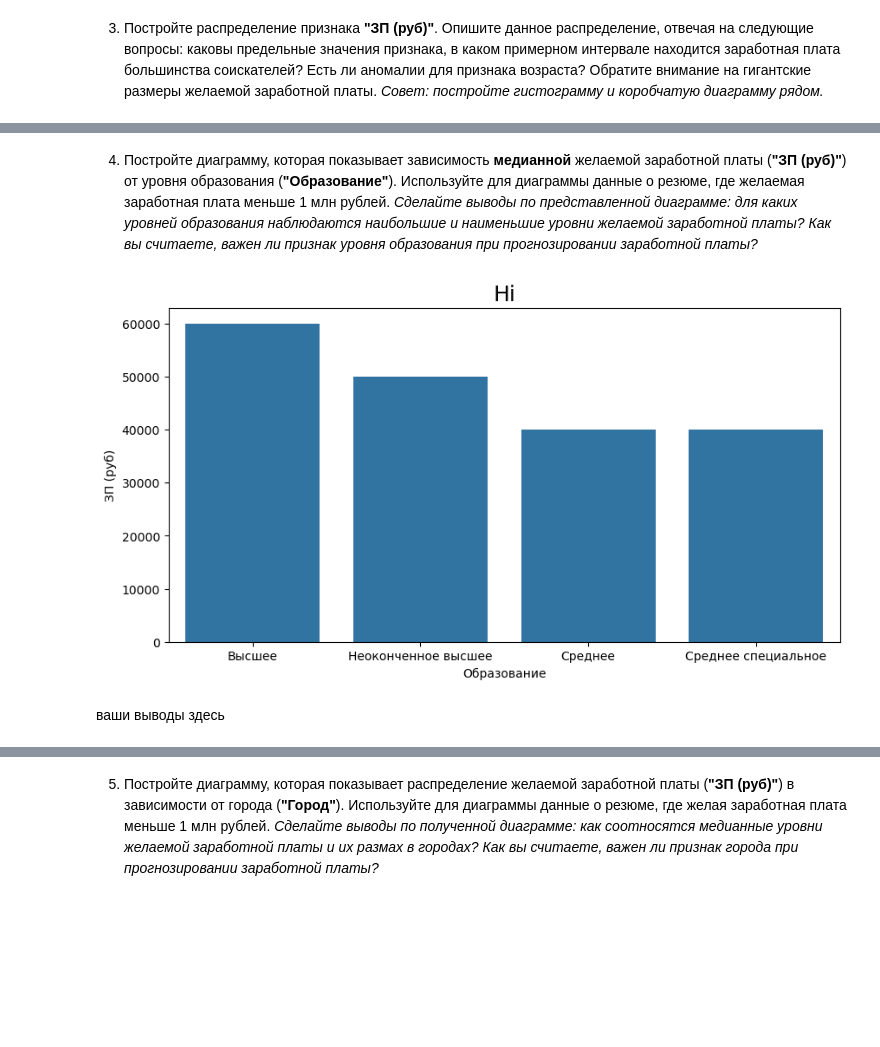
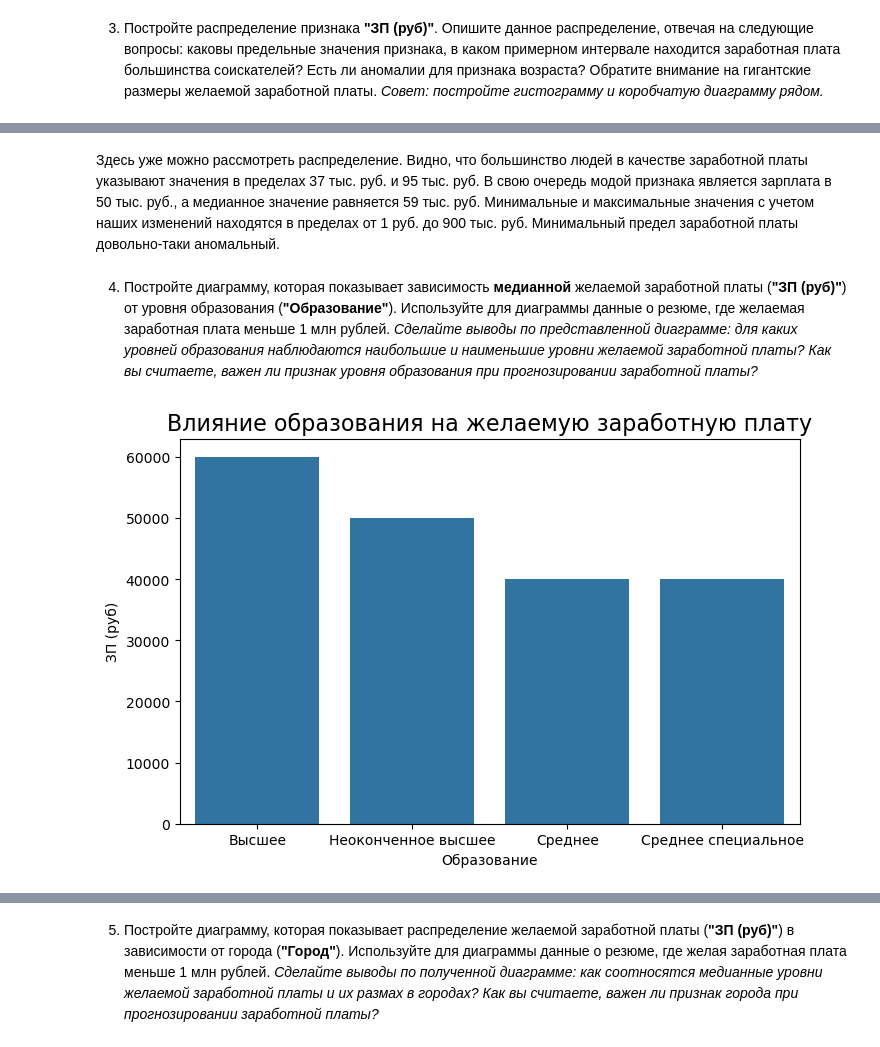
Before and after one commit to feelingcxld/SkillFactory, a Jupyter notebook: HeadHunterResumeAnalysis/hh_resume_analysis.ipynb, the cells around one changed output, grey strips where cells are left out. Saved outputs shown, nothing was run; the diff lists cells and outputs as text; code cells hidden in the pictures; blank space fills up the shorter version.

Commit message:
add data cleaning and conclusions to graphs

```diff
--- a/HeadHunterResumeAnalysis/hh_resume_analysis.ipynb
+++ b/HeadHunterResumeAnalysis/hh_resume_analysis.ipynb
@@ -89,7 +89,7 @@ def get_degree(string):
     Функция для получения уровня образования
 
     Args:
-        string (str): Строка содержащая образование, год выпуска и наименвание ВУЗа
+        string (str): Строка содержащая образование, год выпуска и наименование ВУЗа
 
     Returns:
         str: Строка содержащая только уровень образования
@@ -532,16 +550,16 @@ plt.show()
+# %% [markdown]
+Здесь уже можно рассмотреть распределение. Видно, что большинство людей в качестве заработной платы указывают значения в пределах 37 тыс. руб. и 95 тыс. руб. В свою очередь модой признака является зарплата в 50 тыс. руб., а медианное значение равняется 59 тыс. руб. Минимальные и максимальные значения с учетом наших изменений находятся в пределах от 1 руб. до 900 тыс. руб. Минимальный предел заработной платы довольно-таки аномальный.
 # %% [markdown]
 4. Постройте диаграмму, которая показывает зависимость **медианной** желаемой заработной платы (**"ЗП (руб)"**) от уровня образования (**"Образование"**). Используйте для диаграммы данные о резюме, где желаемая заработная плата меньше 1 млн рублей.
 *Сделайте выводы по представленной диаграмме: для каких уровней образования наблюдаются наибольшие и наименьшие уровни желаемой заработной платы? Как вы считаете, важен ли признак уровня образования при прогнозировании заработной платы?*
 # %%
 barplot_data = hh_df[hh_df['ЗП (руб)'] < 1000000].groupby('Образование', as_index=False)['ЗП (руб)'].median()
 
-fig = plt.figure(figsize=(10, 5))
+fig = plt.figure(figsize=(8, 5))
 
 barplot = sns.barplot(barplot_data, x='Образование', y='ЗП (руб)')
-barplot.set_title('Hi', fontsize=18)
+barplot.set_title('Влияние образования на желаемую заработную плату', fontsize=16)
 
 plt.show()
 # %% [output]
-[figure, old version]
+[figure, new version]
-# %% [markdown]
-ваши выводы здесь
```
Also changed, not shown: parts of 40 cells of this notebook.
